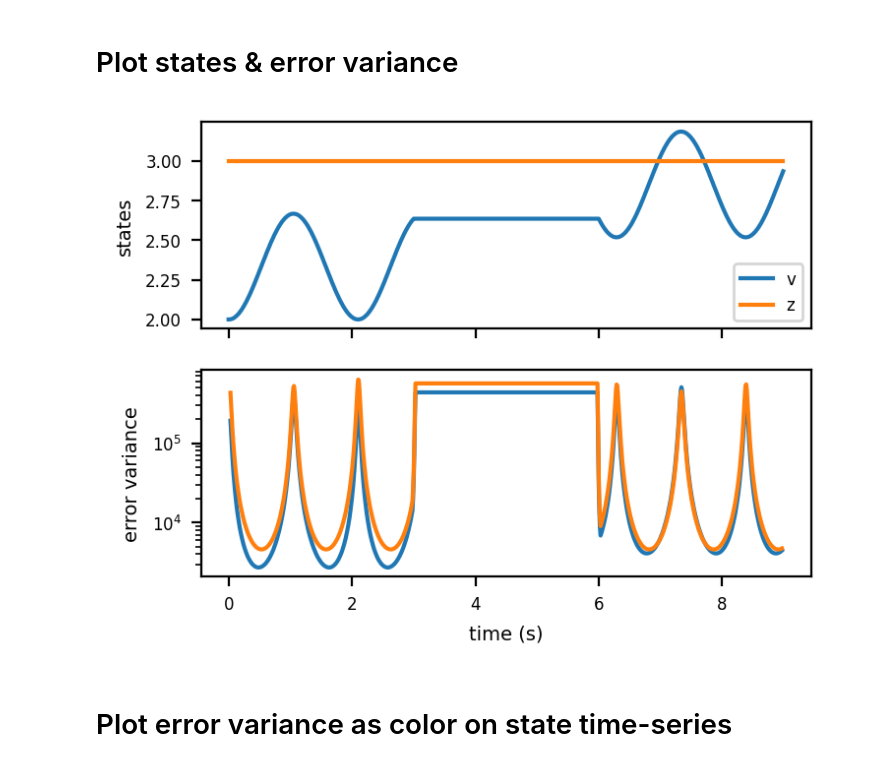
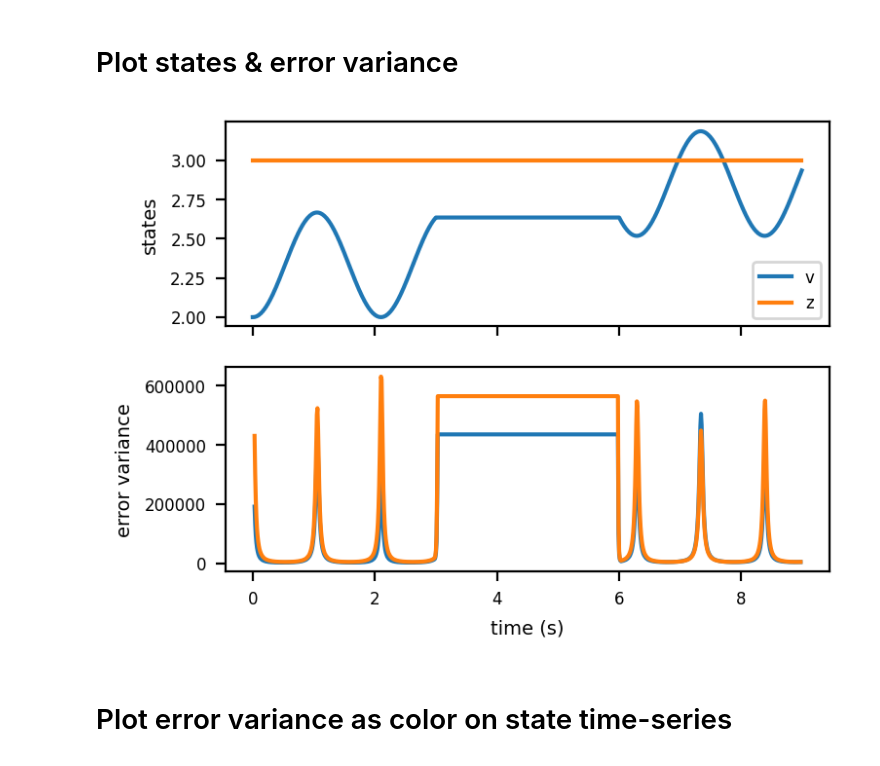
Before and after one commit to vanbreugel-lab/pybounds, a Jupyter notebook: notebooks/mono_camera_example.ipynb, the cells around one changed output. Drawn from its saved outputs; the diff is of its cells as text; code cells hidden in the pictures.

```diff
--- a/notebooks/mono_camera_example.ipynb
+++ b/notebooks/mono_camera_example.ipynb
@@ -139,22 +139,22 @@ EV_aligned
 # %%
 fig, ax = plt.subplots(2, 1, figsize=(4, 3), dpi=200, sharex=True)
 
 ax[0].plot(sim_data['t'], sim_data['v'], label='v')
 ax[0].plot(sim_data['t'], sim_data['z'], label='z')
 ax[0].set_ylabel('states', fontsize=7)
 ax[0].legend(fontsize=6)
 
 ax[1].plot(EV_aligned['time'], EV_aligned['v'])
 ax[1].plot(EV_aligned['time'], EV_aligned['z'])
 # ax[1].set_ylim(-1e5, 1e6)
 ax[1].set_ylabel('error variance', fontsize=7)
 ax[1].set_xlabel('time (s)', fontsize=7)
-ax[1].set_yscale('log')
+# ax[1].set_yscale('log')
 
 for a in ax.flat:
     a.tick_params(axis='both', labelsize=6)
 # %% [output]
-[figure, old version]
+[figure, new version]
 # %% [markdown]
 # Plot error variance as color on state time-series
 # %%
```
Also changed, not shown: parts of 1 cell of this notebook.
